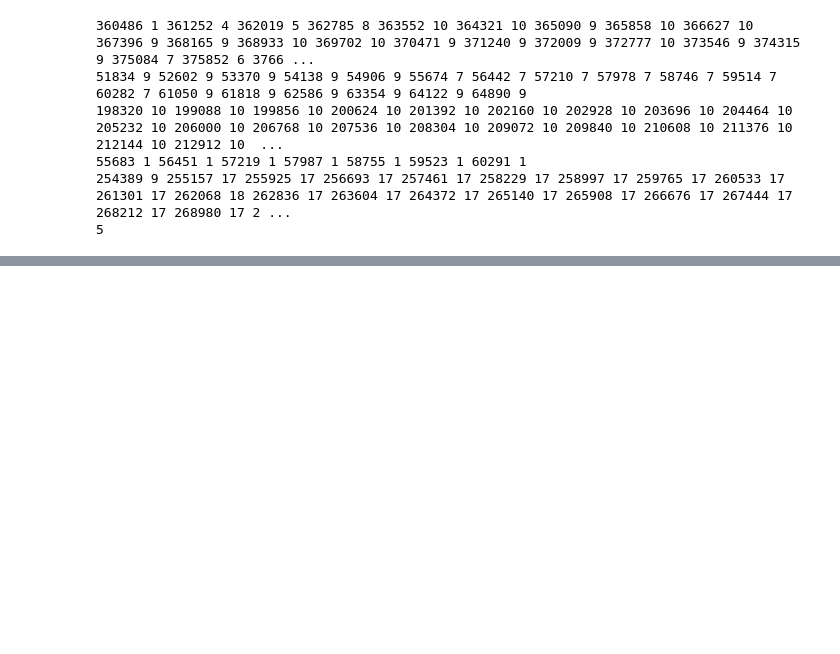
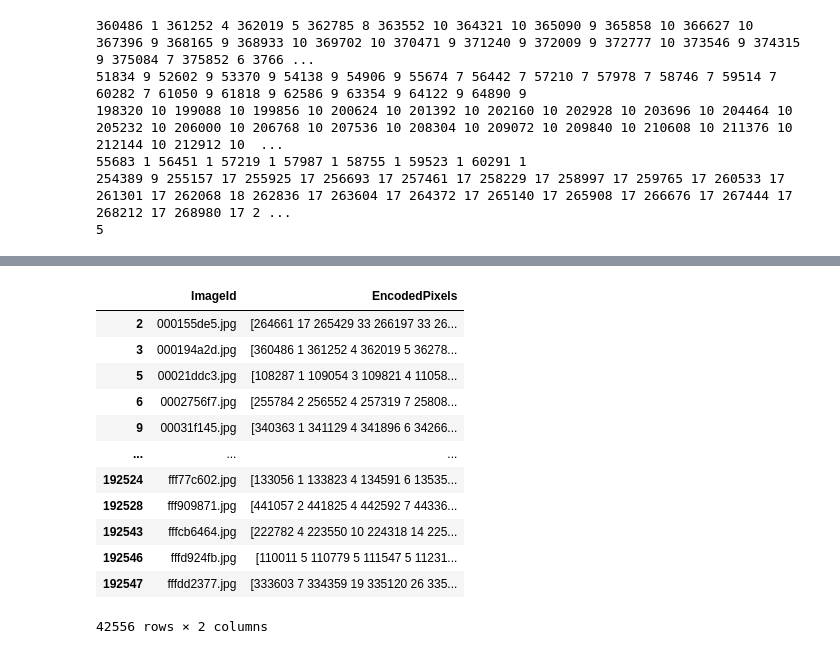
Before and after one commit to romanilchyshyn/airbus-ship-detection-v2, a Jupyter notebook: notebooks/investigate.ipynb, the cells around one changed output, grey strips where cells are left out. Cells and saved outputs as stored; diff of their text form; code cells hidden in the pictures; blank space fills up the shorter version.

```diff
--- a/notebooks/investigate.ipynb
+++ b/notebooks/investigate.ipynb
@@ -97,0 +108,17 @@ df.sample(5)
+# %%
+non_empty = df[df['EncodedPixels'].apply(lambda x: any(p != '' for p in x))]
+non_empty
+# %% [output]
+|  | ImageId | EncodedPixels |
+| 2 | 000155de5.jpg | [264661 17 265429 33 266197 33 26... |
+| 3 | 000194a2d.jpg | [360486 1 361252 4 362019 5 36278... |
+| 5 | 00021ddc3.jpg | [108287 1 109054 3 109821 4 11058... |
+| 6 | 0002756f7.jpg | [255784 2 256552 4 257319 7 25808... |
+| 9 | 00031f145.jpg | [340363 1 341129 4 341896 6 34266... |
+| ... | ... | ... |
+| 192524 | fff77c602.jpg | [133056 1 133823 4 134591 6 13535... |
+| 192528 | fff909871.jpg | [441057 2 441825 4 442592 7 44336... |
+| 192543 | fffcb6464.jpg | [222782 4 223550 10 224318 14 225... |
+| 192546 | fffd924fb.jpg | [110011 5 110779 5 111547 5 11231... |
+| 192547 | fffdd2377.jpg | [333603 7 334359 19 335120 26 335... |
+42556 rows × 2 columns
```
Also changed, not shown: parts of 5 cells of this notebook, 3 other files.
